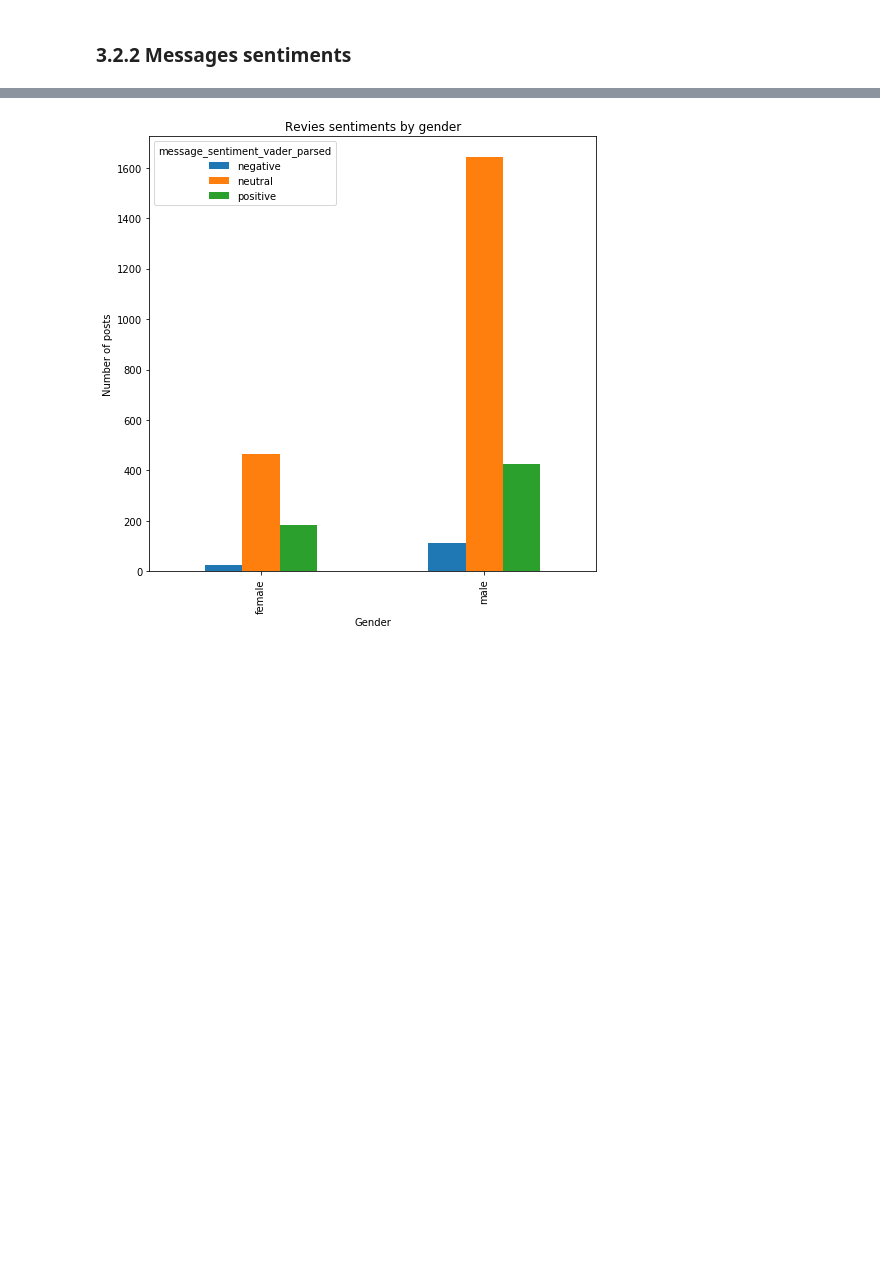
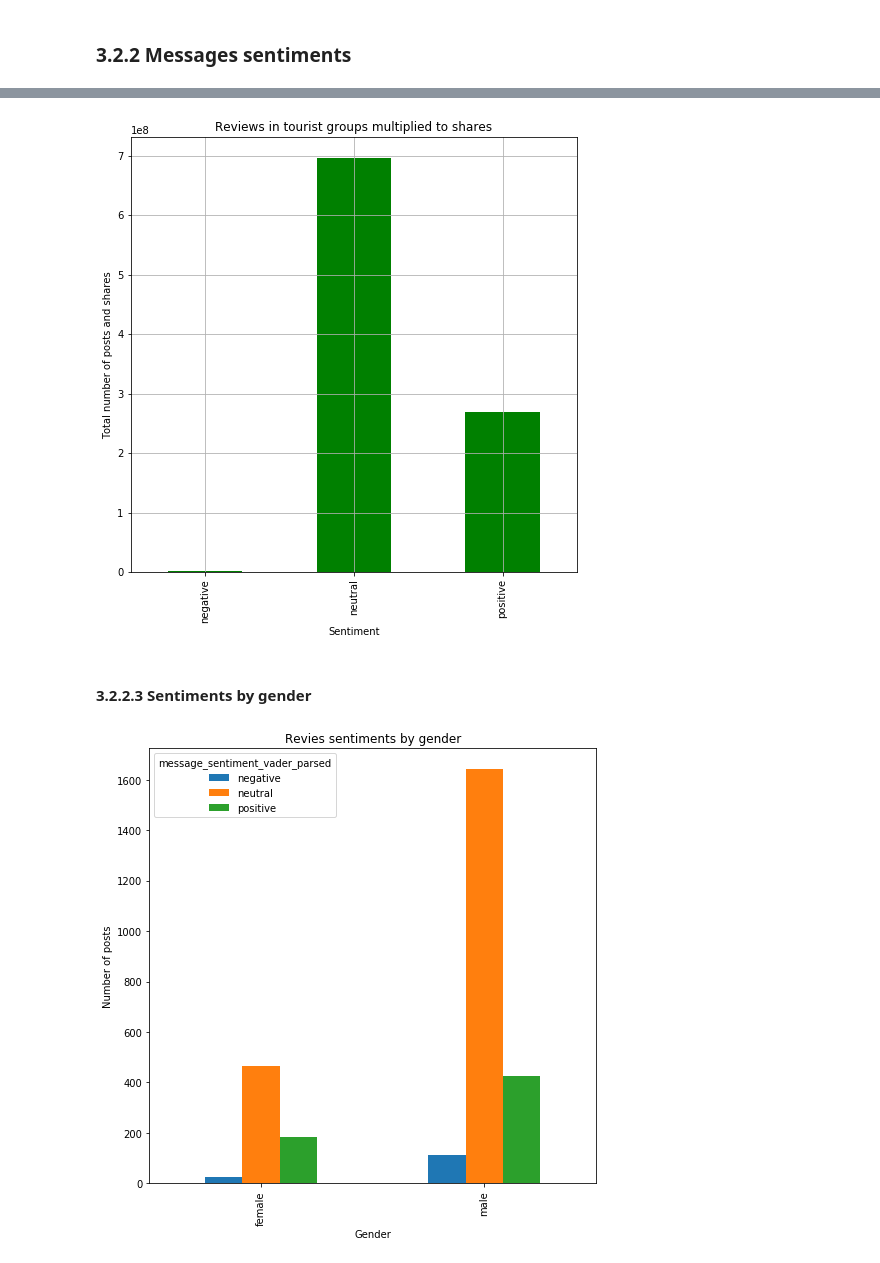
Before and after one commit to dbulgakov/ML-Russia-Tourism, a Jupyter notebook: Tourism analysis.ipynb, the cells around one changed output, grey strips where cells are left out. Cells and saved outputs as stored; diff of their text form; code cells hidden in the pictures; blank space fills up the shorter version.

```diff
--- a/Tourism analysis.ipynb
+++ b/Tourism analysis.ipynb
@@ -403,3 +416,20 @@ ax.set_ylabel('Number of posts');
+# %%
+groups = data.groupby(['message_sentiment_vader_parsed']).size()
+neg_shares = np.sum(data_tmp[data_tmp['message_sentiment_vader_parsed'] == 'negative']['shares'])
+neu_shares = np.sum(data_tmp[data_tmp['message_sentiment_vader_parsed'] == 'neutral']['shares'])
+neu_shares = np.sum(data_tmp[data_tmp['message_sentiment_vader_parsed'] == 'positive']['shares'])
+
+groups['negative'] *= neg_shares
+groups['neutral'] *= neu_shares
+groups['positive'] *= neu_shares
+# %%
+ax = groups.plot(kind = 'bar', grid = True, title = 'Reviews in tourist groups multiplied to shares', figsize=(8, 8), color='green')
+ax.set_xlabel('Sentiment');
+ax.set_ylabel('Total number of posts and shares');
+# %% [output]
+[figure, added]
+# %% [markdown]
+#### 3.2.2.3 Sentiments by gender
 # %%
 data_tmp = data.copy()
 data_tmp = data_tmp.replace({"from_gender": {'mostly_female': 'female', 'mostly_male': 'male', 'andy': 'unknown'}})
```
Also changed, not shown: parts of 5 cells of this notebook.
